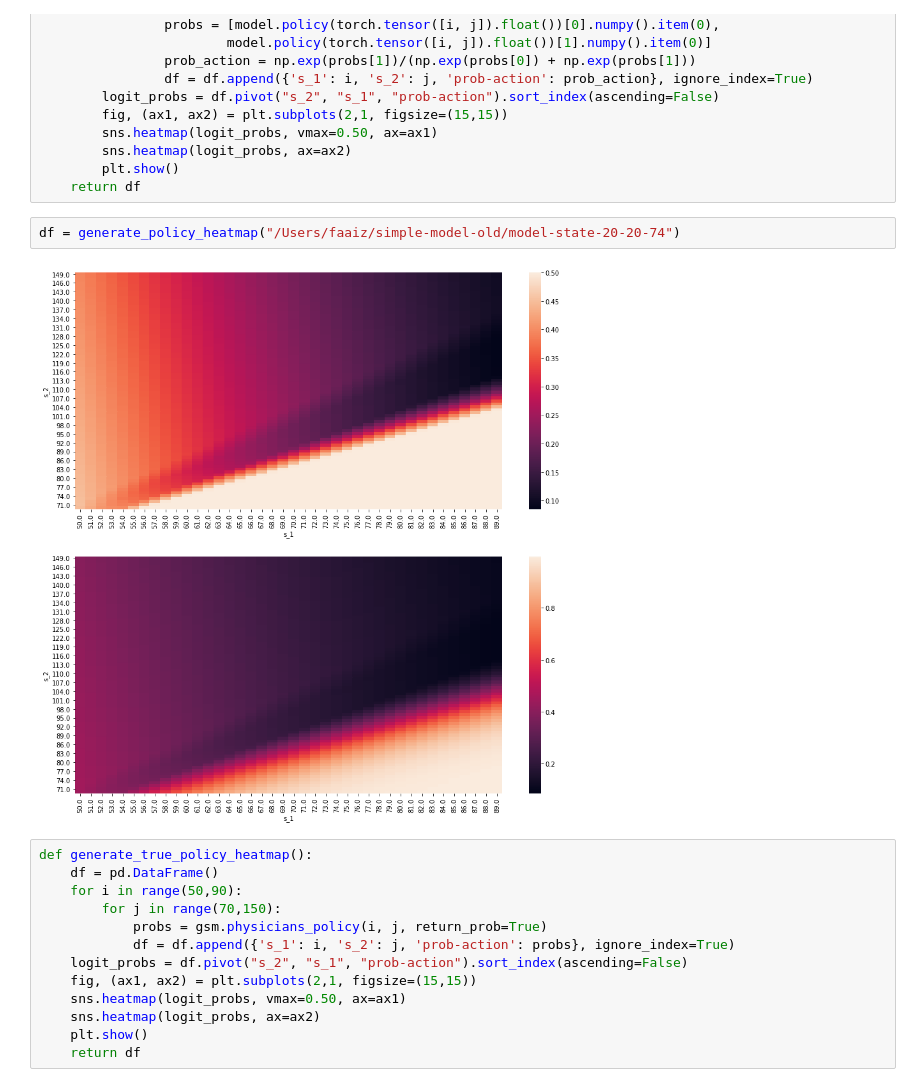
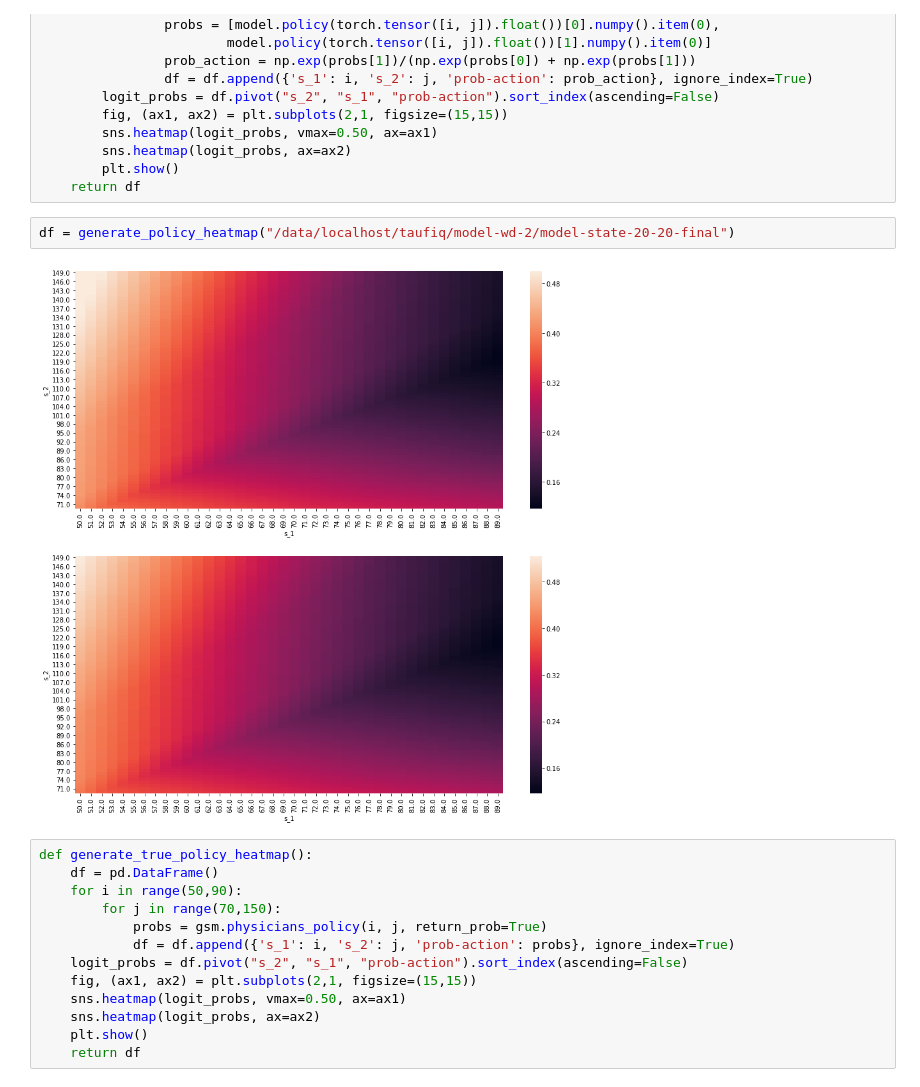
Before and after one commit to faaizT/CausalTwinAssessment, a Jupyter notebook: Network Analysis.ipynb, the cells around one changed output. Cells and saved outputs as stored; diff of their text form.

```diff
--- a/Network Analysis.ipynb
+++ b/Network Analysis.ipynb
@@ -28,9 +28,9 @@ def generate_policy_heatmap(filename):
         plt.show()
     return df
 # %%
-df = generate_policy_heatmap("/Users/faaiz/simple-model-old/model-state-20-20-74")
+df = generate_policy_heatmap("/data/localhost/taufiq/model-wd-2/model-state-20-20-final")
 # %% [output]
-[figure, old version]
+[figure, new version]
 # %%
 def generate_true_policy_heatmap():
     df = pd.DataFrame()
```
Also changed, not shown: parts of 5 cells of this notebook, 1 other file.
